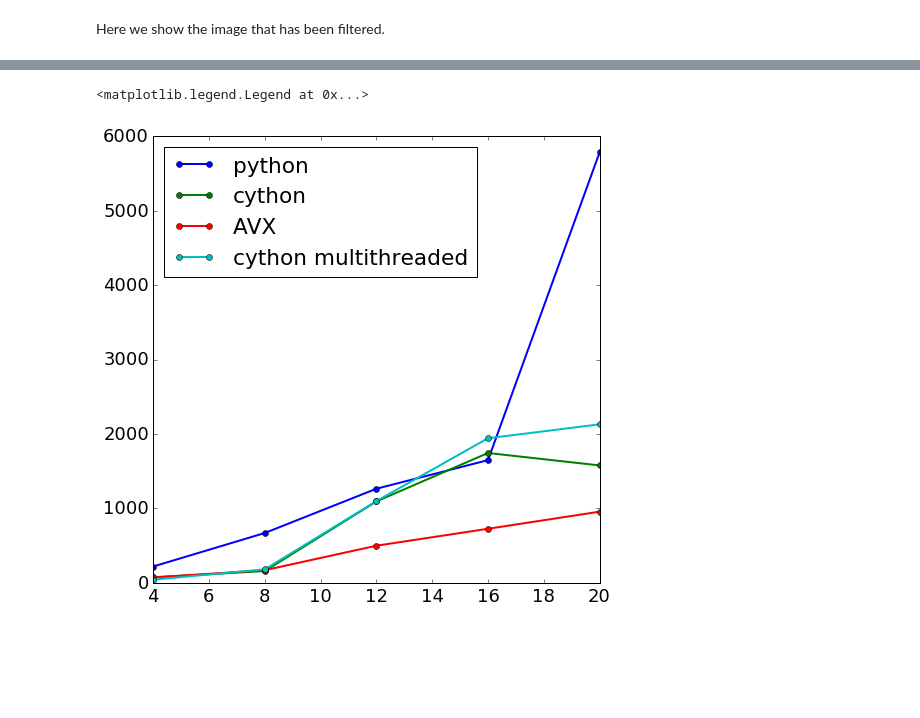
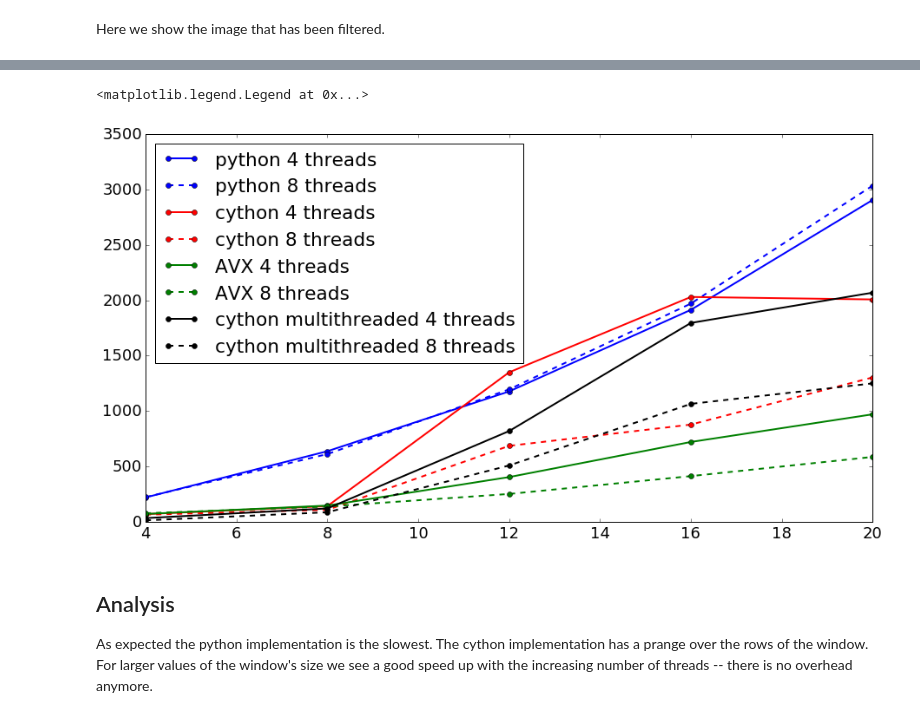
Before and after one commit to rpestourie/filters_AVX, a Jupyter notebook: Final_2.ipynb, the cells around one changed output, grey strips where cells are left out. Drawn from its saved outputs; the diff is of its cells as text; code cells hidden in the pictures; blank space fills up the shorter version.

Commit message:
finished introduction, figure 4-8 threads

```diff
--- a/Final_2.ipynb
+++ b/Final_2.ipynb
@@ -668,7 +693,7 @@ else:
 # --------------------------------------------
 
 # create a instance gaussian filter
-gb = Gaussianfilter2D(sigma = 8.0, truncate = 8.0, mode = 'reflect', cval = 0.0, num_threads = 4)
+gb = Gaussianfilter2D(sigma = 8.0, truncate = 8.0, mode = 'reflect', cval = 0.0, num_threads = 8)
 
 
 # --------------------------------------------
@@ -716,25 +759,35 @@ time_AVX = []
 time_threading = []
 
 truncate_vector = [4,8,12,16,20]
-for trunc in truncate_vector:
-    # create a instance gaussian filter
-    gb = Gaussianfilter2D(sigma = 8.0, truncate = trunc, mode = 'reflect', cval = 0.0, num_threads = 4)
-    gb.filter_python(f)
-    time_python.append(gb.run_time_)
-    gb.filter_cython(f)
-    time_cython.append(gb.run_time_)
-    gb.filter_AVX(f)
-    time_AVX.append(gb.run_time_)
-    filter_cython_threading(gb,f)
-    time_threading.append(gb.run_time_)
+threads = [4,8]
+for t in threads:
+    for trunc in truncate_vector:
+        # create a instance gaussian filter
+        gb = Gaussianfilter2D(sigma = 8.0, truncate = trunc, mode = 'reflect', cval = 0.0, num_threads = t)
+        gb.filter_python(f)
+        time_python.append(gb.run_time_)
+        gb.filter_cython(f)
+        time_cython.append(gb.run_time_)
+        gb.filter_AVX(f)
+        time_AVX.append(gb.run_time_)
+        filter_cython_threading(gb,f)
+        time_threading.append(gb.run_time_)
 # %%
 plt.rcParams.update({'font.size': 18})
-plt.figure(figsize=(8,8))
-plt.plot(truncate_vector,time_python, 'o-',lw =2,label ='python')
-plt.plot(truncate_vector,time_cython, 'o-',lw =2,label='cython')
-plt.plot(truncate_vector, time_AVX, 'o-',lw =2,label ='AVX')
-plt.plot(truncate_vector,time_threading, 'o-',lw =2,label='cython multithreaded')
+plt.figure(figsize=(15,8))
+plt.plot(truncate_vector,time_python[0:5], 'bo-',lw =2,label ='python 4 threads')
+plt.plot(truncate_vector,time_python[5::], 'bo--',lw =2,label ='python 8 threads')
+plt.plot(truncate_vector,time_cython[0:5], 'ro-',lw =2,label='cython 4 threads')
+plt.plot(truncate_vector,time_cython[5::], 'ro--',lw =2,label='cython 8 threads')
+plt.plot(truncate_vector, time_AVX[0:5], 'go-',lw =2,label ='AVX 4 threads')
+plt.plot(truncate_vector, time_AVX[5::], 'go--',lw =2,label ='AVX 8 threads')
+plt.plot(truncate_vector,time_threading[0:5], 'ko-',lw =2,label='cython multithreaded 4 threads')
+plt.plot(truncate_vector,time_threading[5::], 'ko--',lw =2,label='cython multithreaded 8 threads')
 plt.legend(loc='best')
 # %% [output]
 <matplotlib.legend.Legend at 0x...>
-[figure, old version]
+[figure, new version]
+# %% [markdown]
+## Analysis
+
+As expected the python implementation is the slowest. The cython implementation has a prange over the rows of the window. For larger values of the window's size we see a good speed up with the increasing number of threads -- there is no overhead anymore.
```
Also changed, not shown: parts of 6 cells of this notebook, 4 other files.
